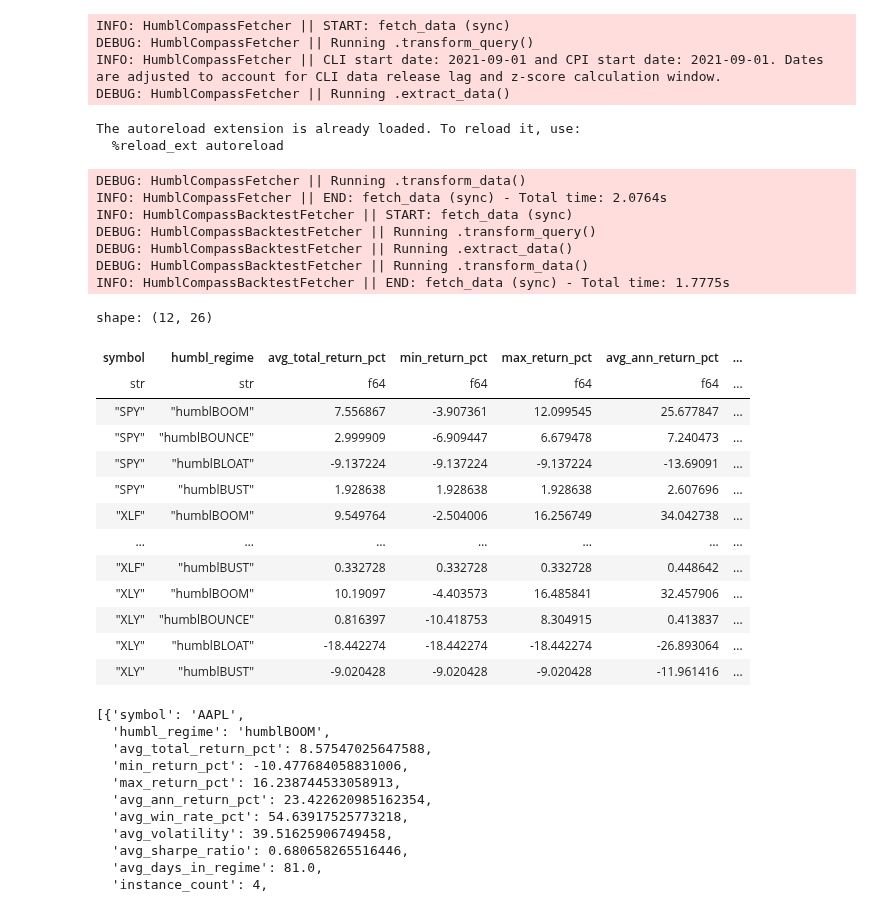
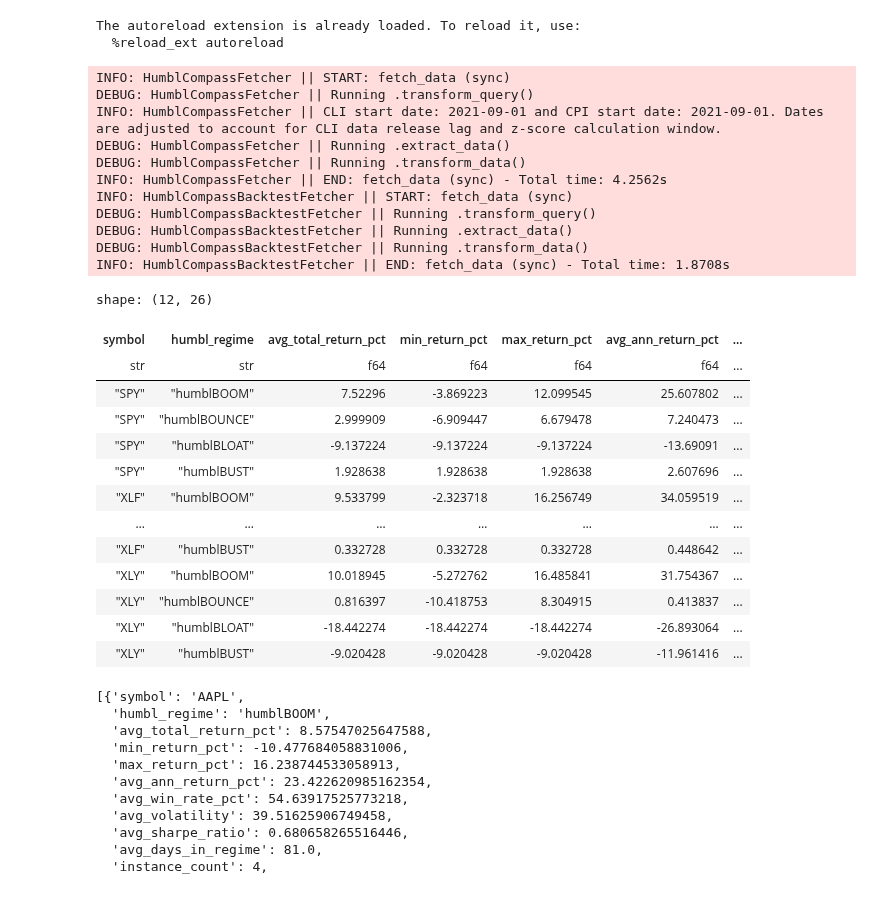
Before and after one commit to humblFINANCE/humblDATA, a Jupyter notebook: notebooks/examples/humblCOMPASS-backtest_example.ipynb, the cells around one changed output. Cells and saved outputs as stored; diff of their text form; code cells hidden in the pictures.

```diff
--- a/notebooks/examples/humblCOMPASS-backtest_example.ipynb
+++ b/notebooks/examples/humblCOMPASS-backtest_example.ipynb
@@ -16,47 +13,47 @@ The autoreload extension is already loaded. To reload it, use:
 # %%
 %load_ext autoreload
 %autoreload 2
 from humbldata.toolbox.toolbox_controller import Toolbox
 
 toolbox = Toolbox(
     start_date="2022-01-01",
     end_date="2025-04-24",
     membership="admin",
     provider="fmp",
 )
 
 # # Direct compass results
 # results = toolbox.fundamental.humbl_compass(country="united_states")
 # results
 
 # Chained backtest
-results = toolbox.fundamental.humbl_compass(country="united_states").backtest(symbols=["SPY", "XLY", "XLF"], chart=True)
+results = toolbox.fundamental.humbl_compass(country="united_states").backtest(symbols=["SPY", "XLY", "XLF"], chart=True, vol_window="1m", min_regime_days=21)
 results.to_polars(equity_data=False)
 # %% [output]
-INFO: HumblCompassFetcher || START: fetch_data (sync)
-DEBUG: HumblCompassFetcher || Running .transform_query()
-INFO: HumblCompassFetcher || CLI start date: 2021-09-01 and CPI start date: 2021-09-01. Dates are adjusted to account for CLI data release lag and z-score calculation window.
-DEBUG: HumblCompassFetcher || Running .extract_data()
+The autoreload extension is already loaded. To reload it, use:
+  %reload_ext autoreload
-The autoreload extension is already loaded. To reload it, use:
-  %reload_ext autoreload
+INFO: HumblCompassFetcher || START: fetch_data (sync)
+DEBUG: HumblCompassFetcher || Running .transform_query()
+INFO: HumblCompassFetcher || CLI start date: 2021-09-01 and CPI start date: 2021-09-01. Dates are adjusted to account for CLI data release lag and z-score calculation window.
+DEBUG: HumblCompassFetcher || Running .extract_data()
+DEBUG: HumblCompassFetcher || Running .transform_data()
+INFO: HumblCompassFetcher || END: fetch_data (sync) - Total time: 4.2562s
+INFO: HumblCompassBacktestFetcher || START: fetch_data (sync)
+DEBUG: HumblCompassBacktestFetcher || Running .transform_query()
+DEBUG: HumblCompassBacktestFetcher || Running .extract_data()
+DEBUG: HumblCompassBacktestFetcher || Running .transform_data()
+INFO: HumblCompassBacktestFetcher || END: fetch_data (sync) - Total time: 1.8708s
-DEBUG: HumblCompassFetcher || Running .transform_data()
-INFO: HumblCompassFetcher || END: fetch_data (sync) - Total time: 2.0764s
-INFO: HumblCompassBacktestFetcher || START: fetch_data (sync)
-DEBUG: HumblCompassBacktestFetcher || Running .transform_query()
-DEBUG: HumblCompassBacktestFetcher || Running .extract_data()
-DEBUG: HumblCompassBacktestFetcher || Running .transform_data()
-INFO: HumblCompassBacktestFetcher || END: fetch_data (sync) - Total time: 1.7775s
+shape: (12, 26)
-shape: (12, 26)
 | symbol | humbl_regime | avg_total_return_pct | min_return_pct | max_return_pct | avg_ann_return_pct | ... |
 | str | str | f64 | f64 | f64 | f64 | ... |
-| "SPY" | "humblBOOM" | 7.556867 | -3.907361 | 12.099545 | 25.677847 | ... |
+| "SPY" | "humblBOOM" | 7.52296 | -3.869223 | 12.099545 | 25.607802 | ... |
 | "SPY" | "humblBOUNCE" | 2.999909 | -6.909447 | 6.679478 | 7.240473 | ... |
 | "SPY" | "humblBLOAT" | -9.137224 | -9.137224 | -9.137224 | -13.69091 | ... |
 | "SPY" | "humblBUST" | 1.928638 | 1.928638 | 1.928638 | 2.607696 | ... |
-| "XLF" | "humblBOOM" | 9.549764 | -2.504006 | 16.256749 | 34.042738 | ... |
+| "XLF" | "humblBOOM" | 9.533799 | -2.323718 | 16.256749 | 34.059519 | ... |
 | … | … | … | … | … | … | ... |
 | "XLF" | "humblBUST" | 0.332728 | 0.332728 | 0.332728 | 0.448642 | ... |
-| "XLY" | "humblBOOM" | 10.19097 | -4.403573 | 16.485841 | 32.457906 | ... |
+| "XLY" | "humblBOOM" | 10.018945 | -5.272762 | 16.485841 | 31.754367 | ... |
 | "XLY" | "humblBOUNCE" | 0.816397 | -10.418753 | 8.304915 | 0.413837 | ... |
 | "XLY" | "humblBLOAT" | -18.442274 | -18.442274 | -18.442274 | -26.893064 | ... |
 | "XLY" | "humblBUST" | -9.020428 | -9.020428 | -9.020428 | -11.961416 | ... |
```
Also changed, not shown: parts of 1 cell of this notebook, 2 other files.
